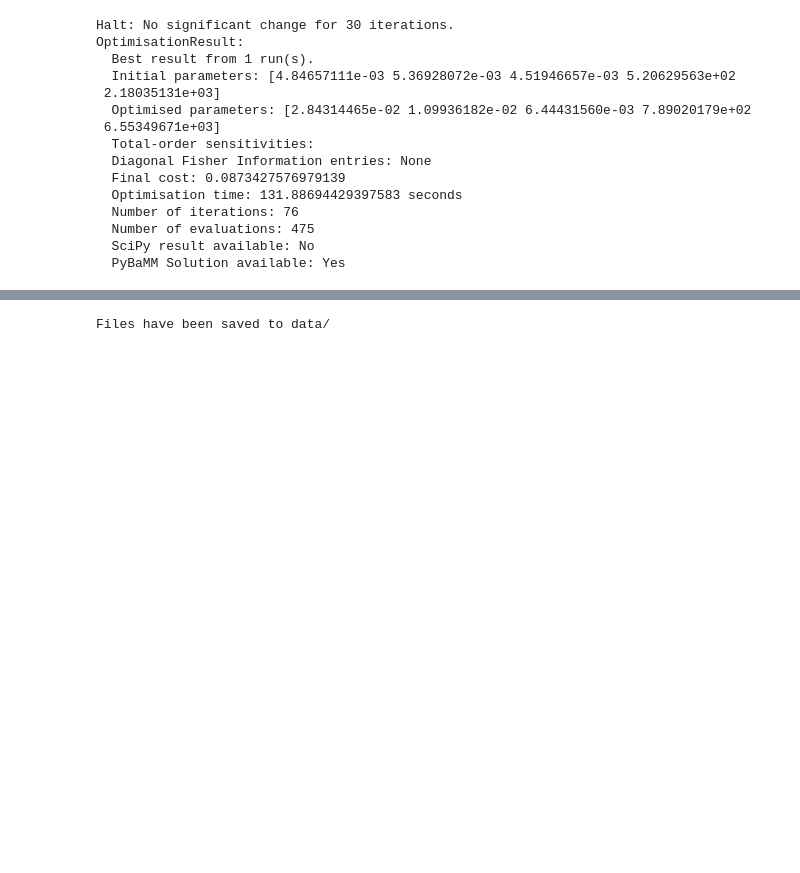
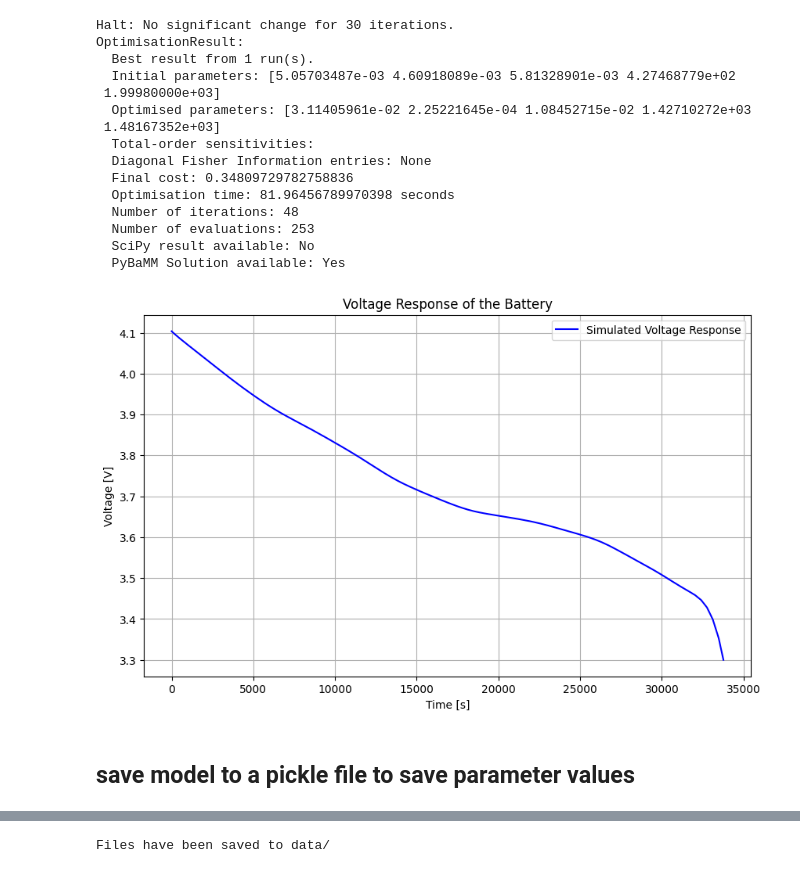
Before and after one commit to MarkVeerasingam/LGM50t_cell_analysis, a Jupyter notebook: parameterization/test.ipynb, the cells around one changed output, grey strips where cells are left out. Drawn from its saved outputs; the diff is of its cells as text; code cells hidden in the pictures; blank space fills up the shorter version.

```diff
--- a/parameterization/test.ipynb
+++ b/parameterization/test.ipynb
@@ -37,7 +37,7 @@ model = pybop.empirical.Thevenin(
     solver=pybamm.CasadiSolver(mode="safe", dt_max=10),
 )
 
-file_loc = r"../hppc_lut/G1/battery_G1_cycle_2_pulse_1_lut.csv"
+file_loc = r"../hppc_lut/G1/battery_G1_cycle_1_pulse_1_lut.csv"
 df = pd.read_csv(file_loc, index_col=None, na_values=["NA"])
 df = df.drop_duplicates(subset=["Time"], keep="first")
 
@@ -54,27 +54,27 @@ parameters = pybop.Parameters(
     pybop.Parameter(
         "R0 [Ohm]",
         prior=pybop.Gaussian(r_guess, r_guess / 10),
-        bounds=[0, 0.2],
+        bounds=[0, 0.5],
     ),
     pybop.Parameter(
         "R1 [Ohm]",
         prior=pybop.Gaussian(r_guess, r_guess / 10),
-        bounds=[0, 0.2],
+        bounds=[0, 0.5],
     ),
     pybop.Parameter(
         "R2 [Ohm]",
         prior=pybop.Gaussian(r_guess, r_guess / 10),
-        bounds=[0, 0.2],
+        bounds=[0, 0.5],
     ),
     pybop.Parameter(
         "C1 [F]",
         prior=pybop.Gaussian(500, 100),
-        bounds=[1, 1500],
+        bounds=[1, 2000],
     ),
     pybop.Parameter(
         "C2 [F]",
         prior=pybop.Gaussian(2000, 500),
-        bounds=[0, 25000],
+        bounds=[0, 2000],
     ),
 )
 # %%
@@ -103,16 +103,16 @@ results = optim.run()
 Halt: No significant change for 30 iterations.
 OptimisationResult:
   Best result from 1 run(s).
-  Initial parameters: [4.84657111e-03 5.36928072e-03 4.51946657e-03 5.20629563e+02
- 2.18035131e+03]
-  Optimised parameters: [2.84314465e-02 1.09936182e-02 6.44431560e-03 7.89020179e+02
- 6.55349671e+03]
+  Initial parameters: [5.05703487e-03 4.60918089e-03 5.81328901e-03 4.27468779e+02
+ 1.99980000e+03]
+  Optimised parameters: [3.11405961e-02 2.25221645e-04 1.08452715e-02 1.42710272e+03
+ 1.48167352e+03]
   Total-order sensitivities:
   Diagonal Fisher Information entries: None
-  Final cost: 0.0873427576979139
-  Optimisation time: 131.88694429397583 seconds
-  Number of iterations: 76
-  Number of evaluations: 475
+  Final cost: 0.34809729782758836
+  Optimisation time: 81.96456789970398 seconds
+  Number of iterations: 48
+  Number of evaluations: 253
   SciPy result available: No
   PyBaMM Solution available: Yes
 # %%
@@ -120,3 +120,38 @@ pybop.plot.quick(problem, problem_inputs=results.x, title="Optimised Comparison"
 # %%
 pybop.plot.convergence(optim)
 pybop.plot.parameters(optim);
+# %%
+import os
+import pandas as pd
+import matplotlib.pyplot as plt
+
+experiment = pybamm.Experiment(
+    [
+        (
+            "Discharge at C/10 for 10 hours or until 3.3 V"
+        ),
+    ]
+)
+
+sol = model.predict(
+    inputs=results.x,
+    experiment=experiment,
+    initial_state={"Initial SoC": 0.95},
+)
+
+voltage_response = sol["Voltage [V]"].entries
+time_points = sol["Time [s]"].entries
+
+# Plot the voltage response
+plt.figure(figsize=(10, 6))
+plt.plot(time_points, voltage_response, label="Simulated Voltage Response", color='blue')
+plt.xlabel("Time [s]")
+plt.ylabel("Voltage [V]")
+plt.title("Voltage Response of the Battery")
+plt.legend()
+plt.grid(True)
+plt.show()
+# %% [output]
+[figure, added]
+# %% [markdown]
+## save model to a pickle file to save parameter values
```
Also changed, not shown: parts of 7 cells of this notebook, 25 other files.
